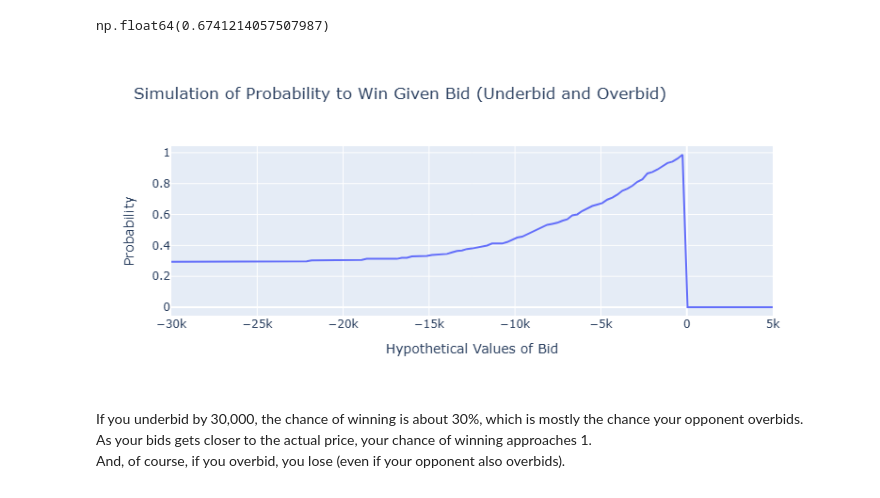
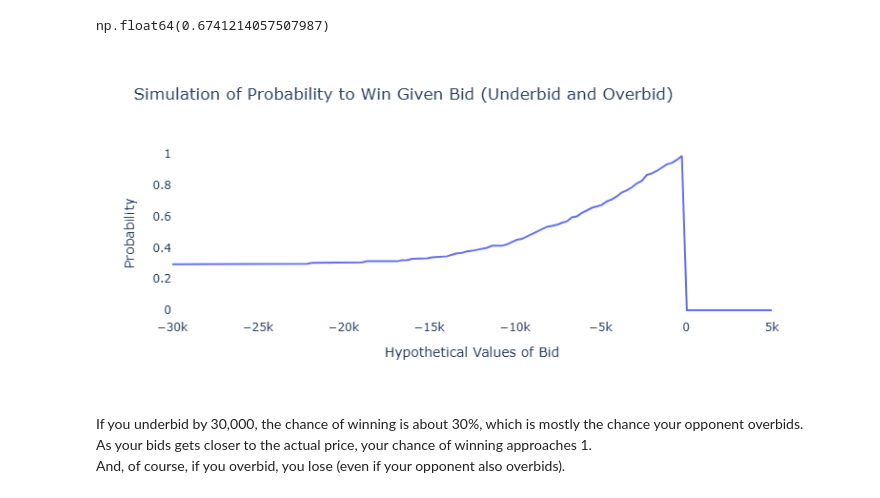
Before and after one commit to luckyp71/think_bayes, a Jupyter notebook: exp6.ipynb, the cells around one changed output. Cells and saved outputs as stored; diff of their text form; code cells hidden in the pictures.

```diff
--- a/exp6.ipynb
+++ b/exp6.ipynb
@@ -408,23 +389,24 @@ ys = [compute_prob_win(x, sample_diff2) for x in xs]
 # %%
 fig = go.Figure()
 
 fig.add_trace(
     go.Line(
         x=xs,
         y=ys
     )
 )
 
 
 fig.update_layout(
+    plot_bgcolor='rgba(0,0,0,0)',
     xaxis_title='Hypothetical Values of Bid',
     yaxis_title='Probability',
     title='Simulation of Probability to Win Given Bid (Underbid and Overbid)'
 )
 
 fig.show()
 # %% [output]
-[figure, old version]
+[figure, new version]
 # %% [markdown]
 If you underbid by 30,000, the chance of winning is about 30%, which is mostly the chance your opponent overbids.<br/>
 As your bids gets closer to the actual price, your chance of winning approaches 1.<br/>
```
Also changed, not shown: parts of 5 cells of this notebook.
